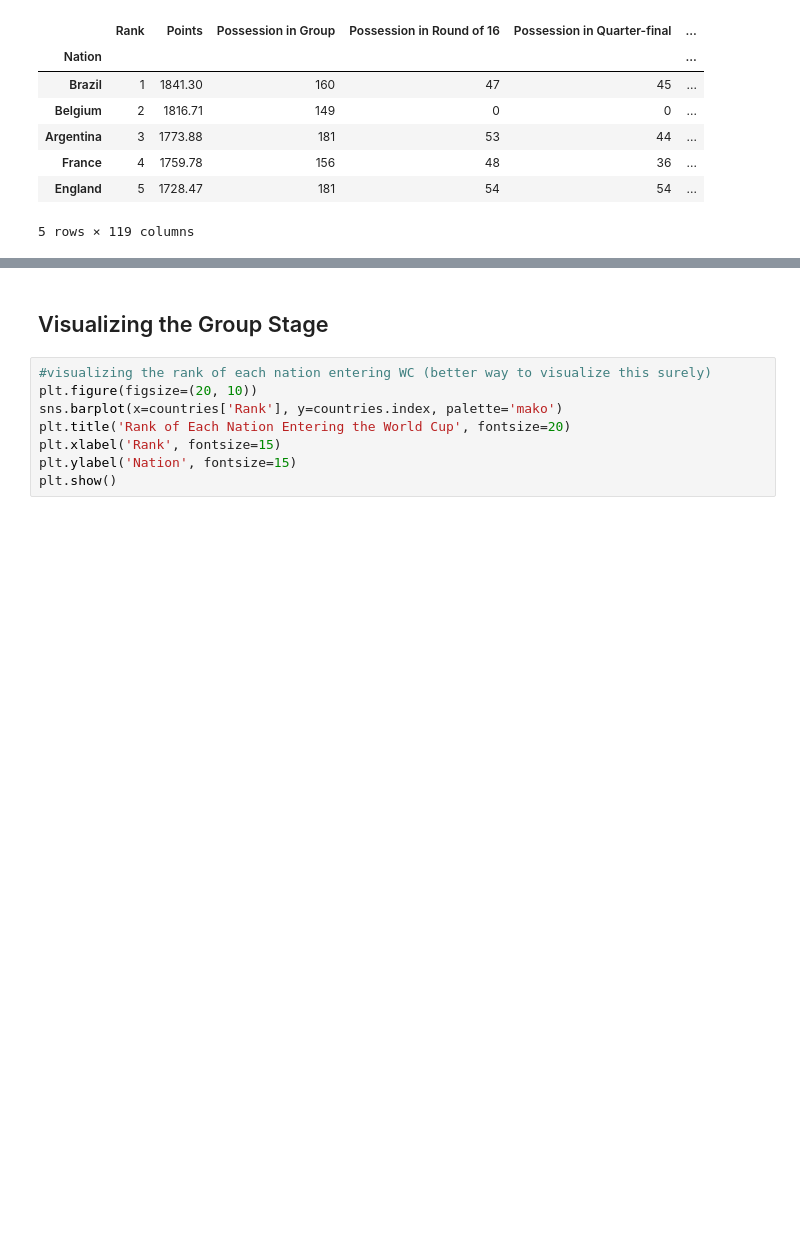
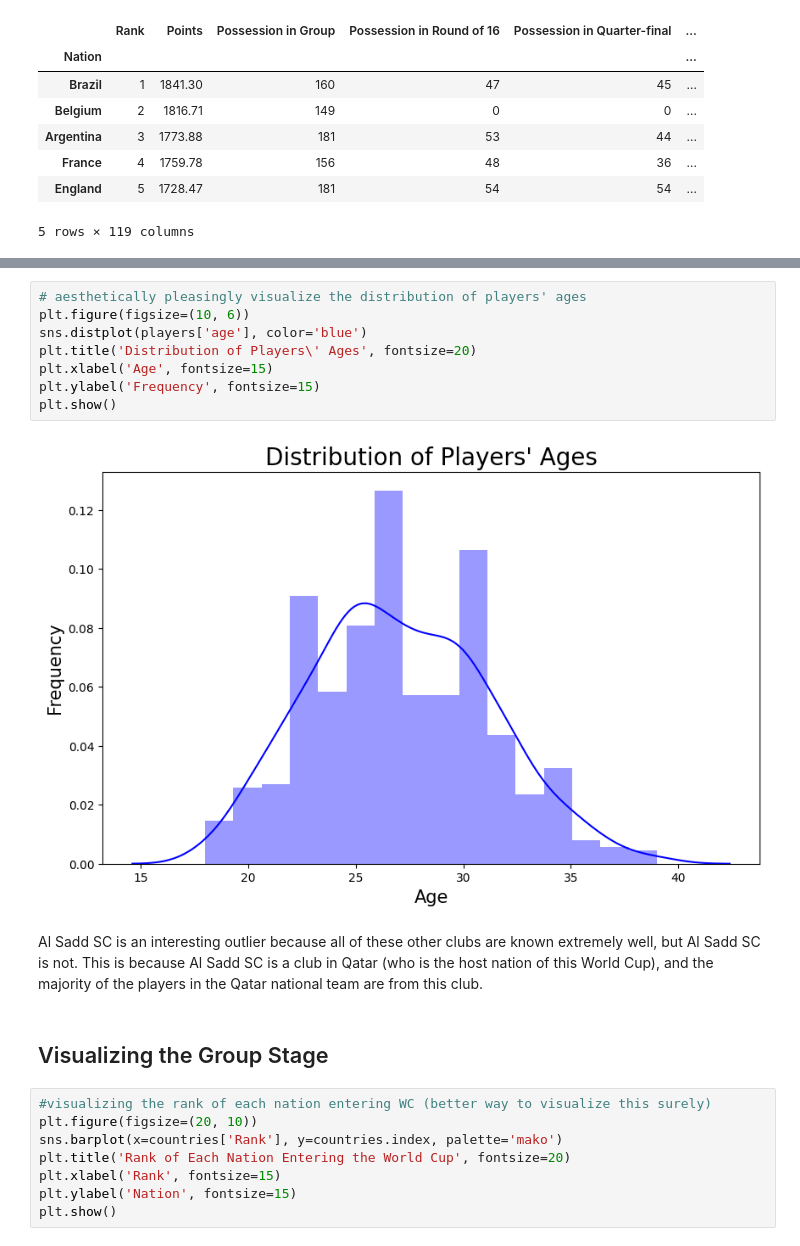
Before and after one commit to ccvale/2022-Qatar-World-Cup-Analysis, a Jupyter notebook: worldcup.ipynb, the cells around one changed output, grey strips where cells are left out. Cells and saved outputs as stored; diff of their text form; blank space fills up the shorter version.

```diff
--- a/worldcup.ipynb
+++ b/worldcup.ipynb
@@ -323,3 +418,15 @@ countries.head()
+# %%
+# aesthetically pleasingly visualize the distribution of players' ages
+plt.figure(figsize=(10, 6))
+sns.distplot(players['age'], color='blue')
+plt.title('Distribution of Players\' Ages', fontsize=20)
+plt.xlabel('Age', fontsize=15)
+plt.ylabel('Frequency', fontsize=15)
+plt.show()
+# %% [output]
+[figure, added]
+# %% [markdown]
+Al Sadd SC is an interesting outlier because all of these other clubs are known extremely well, but Al Sadd SC is not. This is because Al Sadd SC is a club in Qatar (who is the host nation of this World Cup), and the majority of the players in the Qatar national team are from this club.
 # %% [markdown]
 ## Visualizing the Group Stage
 # %%
```
Also changed, not shown: parts of 20 cells of this notebook, 9 other files.
